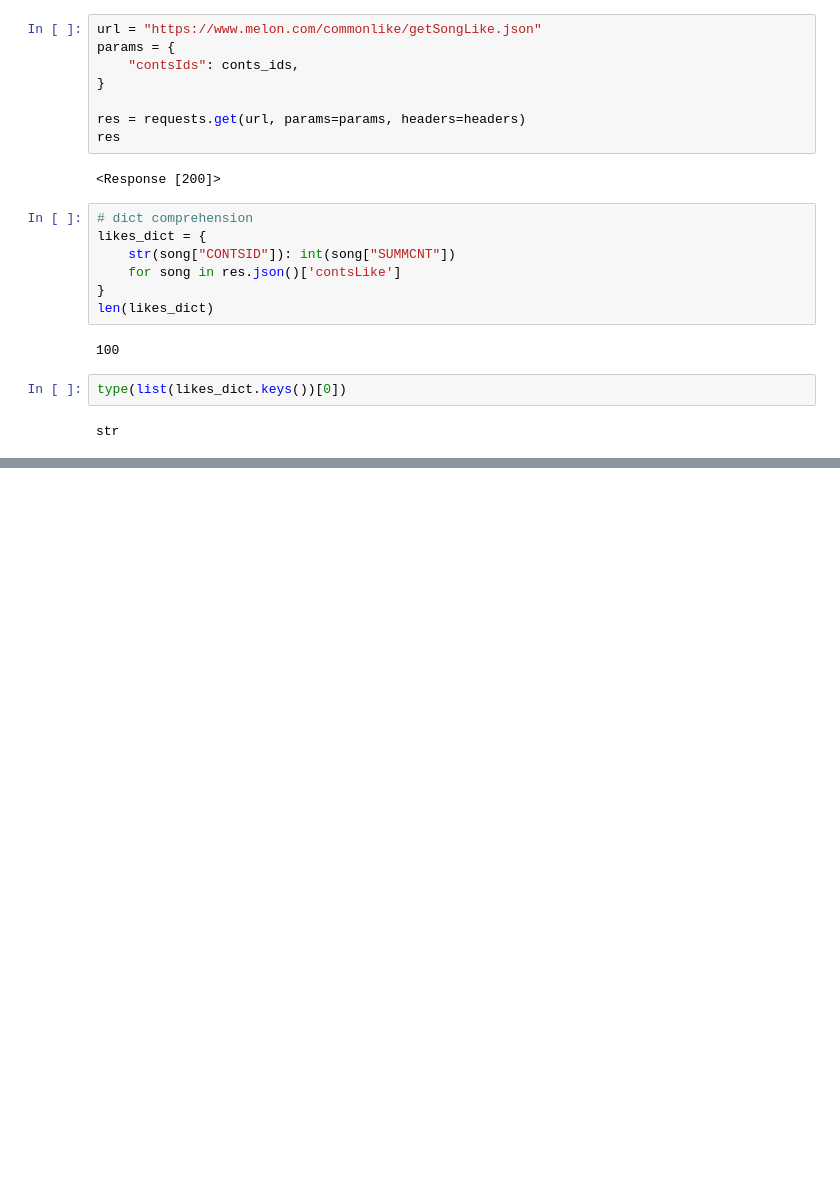
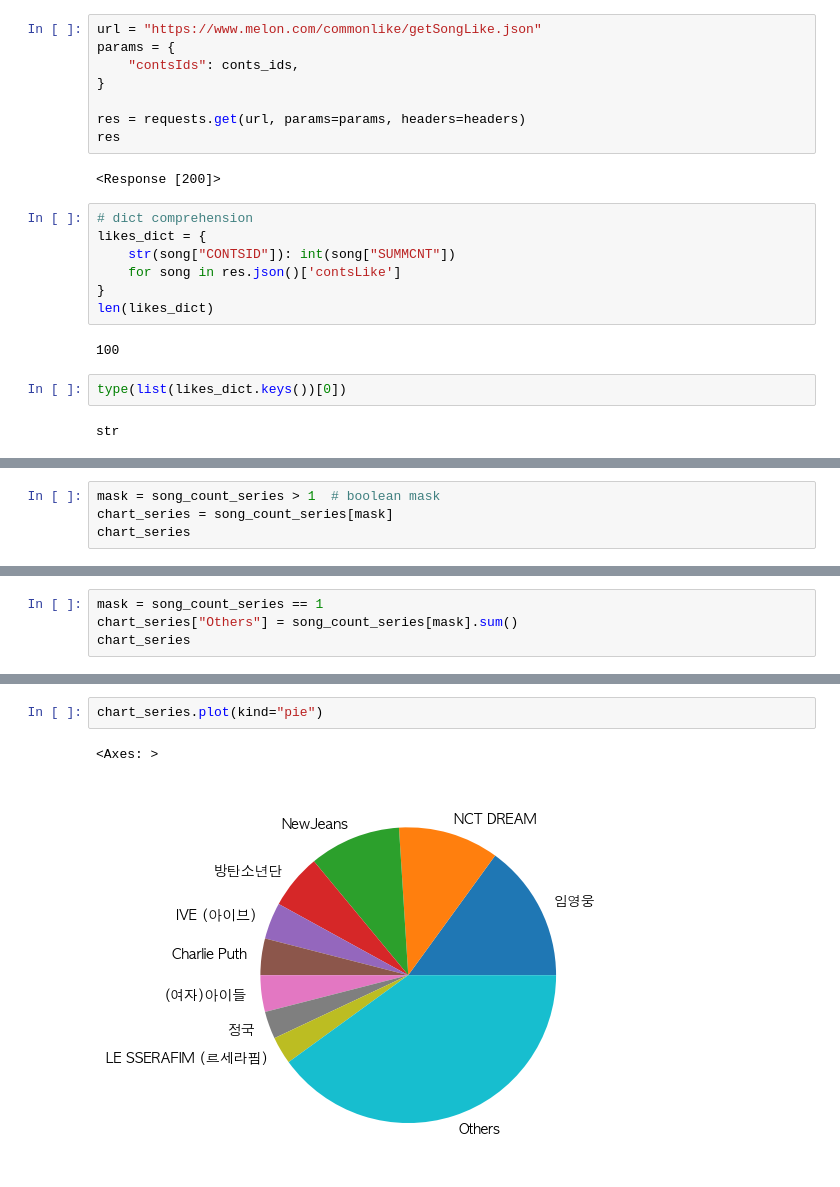
Before and after one commit to pyhub-kr/offline-abc-bootcamp-2023, a Jupyter notebook: 과제 풀이 - 멜론 TOP100.ipynb, the cells around one changed output, grey strips where cells are left out. Saved outputs shown, nothing was run; the diff lists cells and outputs as text; blank space fills up the shorter version.

```diff
--- a/과제 풀이 - 멜론 TOP100.ipynb
+++ b/과제 풀이 - 멜론 TOP100.ipynb
@@ -162,0 +198,4 @@ df.head()
+# %%
+mask = song_count_series > 1  # boolean mask
+chart_series = song_count_series[mask]
+chart_series
@@ -162,0 +214,4 @@ df.head()
+# %%
+mask = song_count_series == 1
+chart_series["Others"] = song_count_series[mask].sum()
+chart_series
@@ -162,0 +231,5 @@ df.head()
+# %%
+chart_series.plot(kind="pie")
+# %% [output]
+<Axes: >
+[figure, added]
```
Also changed, not shown: parts of 5 cells of this notebook.
